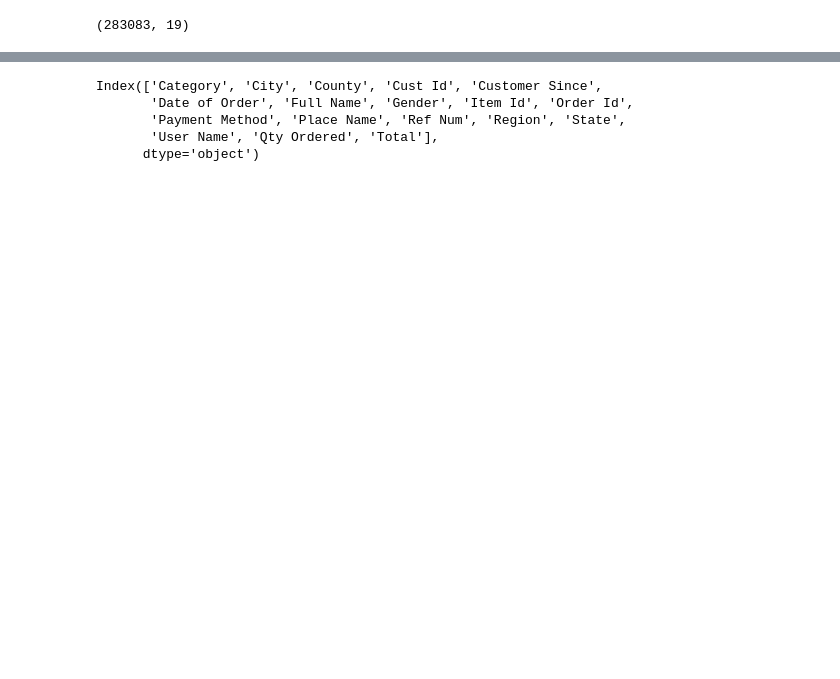
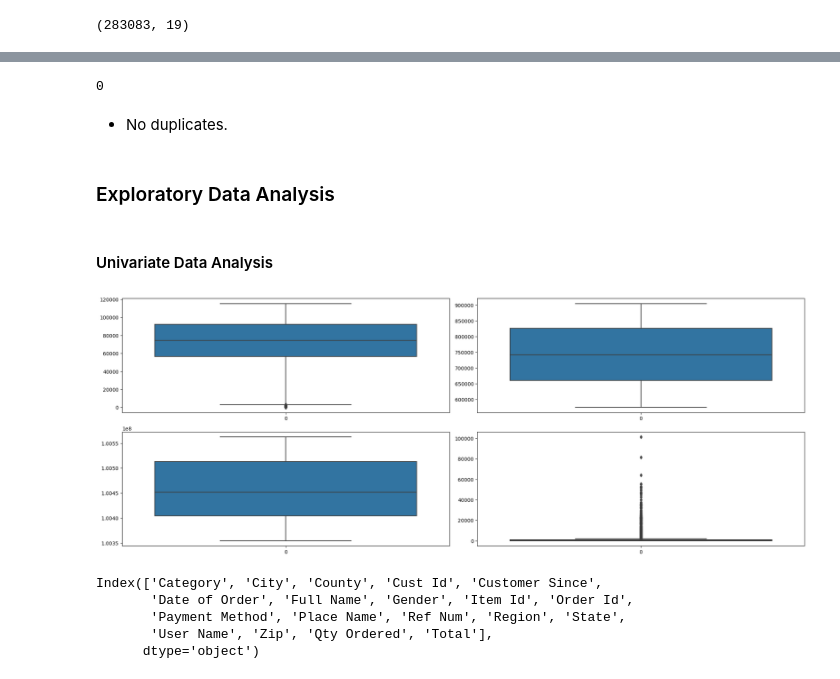
Before and after one commit to chemutai254/ML_Projects, a Jupyter notebook: Internship/Sterling_Customer_Segmentation.ipynb, the cells around one changed output, grey strips where cells are left out. Cells and saved outputs as stored; diff of their text form; code cells hidden in the pictures; blank space fills up the shorter version.

```diff
--- a/Internship/Sterling_Customer_Segmentation.ipynb
+++ b/Internship/Sterling_Customer_Segmentation.ipynb
@@ -142,4 +148,16 @@ df.describe()
 #df.drop('Item Id', axis=1, inplace=True)
 #df.drop('Order Id', axis=1, inplace=True)
 #df.drop('Ref Num', axis=1, inplace=True)
-df.drop('Zip', axis=1, inplace=True)
+#df.drop('Zip', axis=1, inplace=True)
+# %%
+# Check for duplicates
+dup = df.duplicated().sum()
+dup
+# %% [output]
+0
+# %% [markdown]
+- No duplicates.
+# %% [markdown]
+### Exploratory Data  Analysis
+# %% [markdown]
+#### Univariate Data Analysis
@@ -146,8 +171,18 @@ df.drop('Zip', axis=1, inplace=True)
+# %%
+fig, axis = plt.subplots(2,2, figsize = (20, 7.5))
+plt1 = sns.boxplot(df['Cust Id'], ax=axis[0,0])
+plt2 = sns.boxplot(df['Item Id'], ax=axis[0,1])
+plt3 = sns.boxplot(df['Order Id'], ax=axis[1,0])
+plt4 = sns.boxplot(df['Total'], ax=axis[1,1])
+
+plt.tight_layout()
+# %% [output]
+[figure, added]
 # %%
 df.columns
 # %% [output]
 Index(['Category', 'City', 'County', 'Cust Id', 'Customer Since',
        'Date of Order', 'Full Name', 'Gender', 'Item Id', 'Order Id',
        'Payment Method', 'Place Name', 'Ref Num', 'Region', 'State',
-       'User Name', 'Qty Ordered', 'Total'],
+       'User Name', 'Zip', 'Qty Ordered', 'Total'],
       dtype='object')
```
Also changed, not shown: parts of 8 cells of this notebook, 1 other file.
